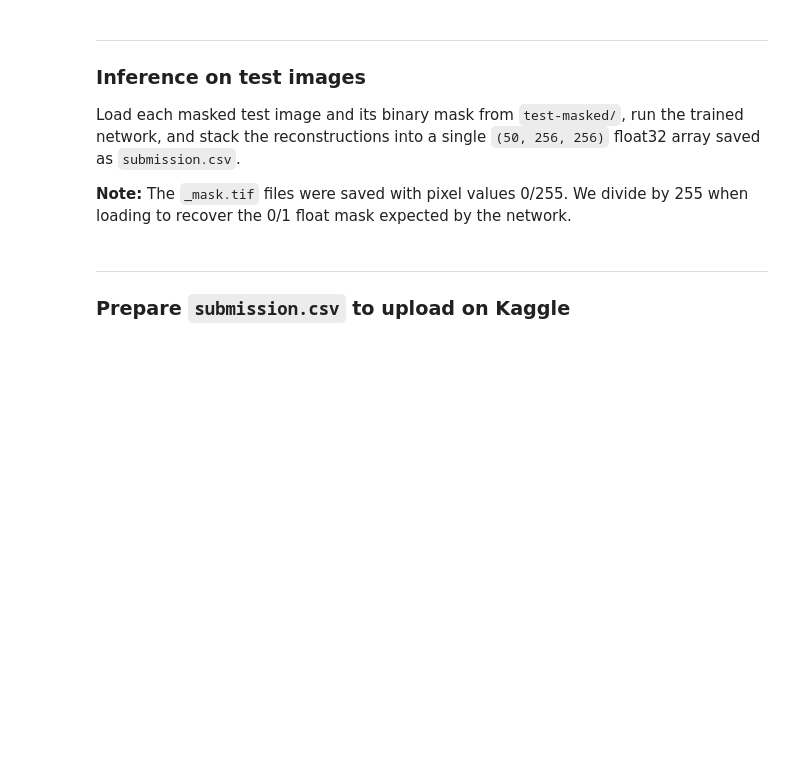
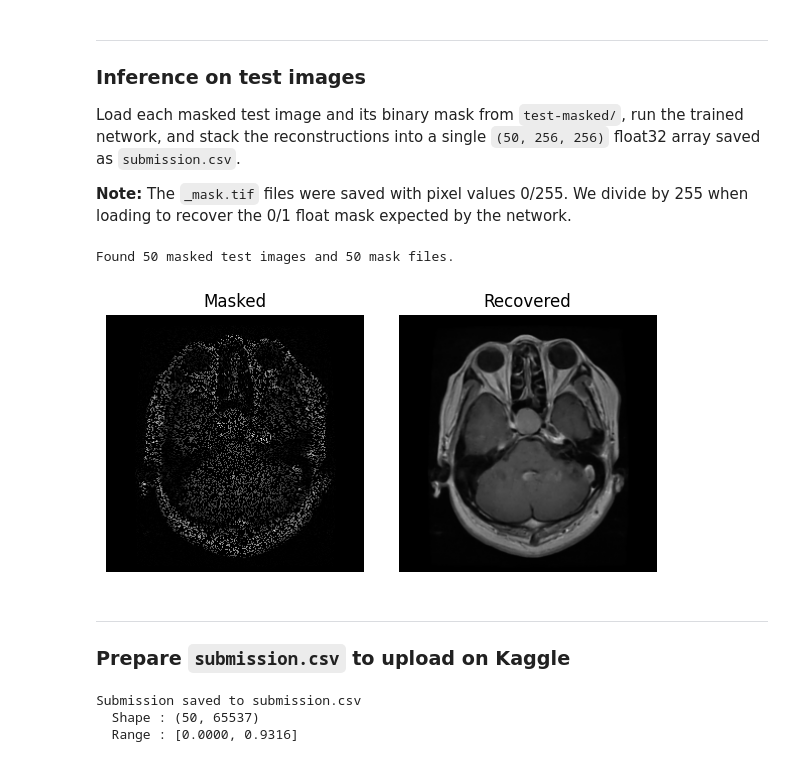
Before and after one commit to sathvikkambam/BME-5710-Final-Project-Team-8, a Jupyter notebook: UNet_inpainting.ipynb, the cells around one changed output. Cells and saved outputs as stored; diff of their text form; code cells hidden in the pictures; blank space fills up the shorter version.

```diff
--- a/UNet_inpainting.ipynb
+++ b/UNet_inpainting.ipynb
@@ -115,6 +134,22 @@ def compute_metrics(pred, target):
         metric_list.append(psnr + 50.0 * ssim)               # competition metric
 
     return np.mean(psnr_list), np.mean(metric_list)
+
+def load_checkpoint(model, optimizer, filename=None):
+    # Note: Input model & optimizer should be pre-defined.  This routine only updates their states.
+    start_epoch = 0
+    if os.path.isfile(filename):
+        print("=> loading checkpoint '{}'".format(filename))
+        checkpoint = torch.load(filename, weights_only=False)
+        start_epoch = checkpoint['epoch']
+        model.load_state_dict(checkpoint['state_dict'])
+        optimizer.load_state_dict(checkpoint['optimizer'])
+        print("=> loaded checkpoint '{}' (epoch {})"
+                  .format(filename, checkpoint['epoch']))
+    else:
+        print("=> no checkpoint found at '{}'".format(filename))
+
+    return model, optimizer, start_epoch
 # %% [markdown]
 ___
 ### Load training images
@@ -672,35 +760,38 @@ assert len(masked_files) == m_te, f"Expected {m_te} masked images, found {len(ma
 assert len(mask_files)   == m_te, f"Expected {m_te} mask files, found {len(mask_files)}"
 
 print(f"Found {len(masked_files)} masked test images and {len(mask_files)} mask files.")
 
 # Run inference
-model.eval()
+best_model.eval()
 reconstructions = []
 
 with torch.no_grad():                                        # no gradients for inference
     for masked_fname, mask_fname in zip(masked_files, mask_files):
         masked_img, mask = load_test_sample(
             os.path.join(test_masked_folder, masked_fname),
             os.path.join(test_masked_folder, mask_fname)
         )
         masked_img = masked_img.to(DEVICE)
         mask       = mask.to(DEVICE)
 
-        pred = model(masked_img, mask)                       # forward pass → (1,1,H,W)
+        pred = best_model(masked_img, mask)                       # forward pass → (1,1,H,W)
         pred = pred.squeeze().cpu().numpy()                  # → (H, W)
         pred = np.clip(pred, 0.0, 1.0)                       # clamp to [0, 1]
         reconstructions.append(pred)
 
 # Plot a random test sample
 idx = random.randint(0, len(reconstructions) - 1)
 test_masked = Image.open(os.path.join(test_masked_folder, masked_files[idx]))
 fig, axes = plt.subplots(1, 2, figsize=(6, 3))
 axes[0].imshow(np.array(test_masked).astype(np.float32), cmap="gray")
 axes[0].set_title("Masked"); axes[0].axis("off")
 axes[1].imshow(reconstructions[idx], cmap="gray", vmin=0, vmax=1)
 axes[1].set_title("Recovered"); axes[1].axis("off")
 plt.tight_layout()
 plt.show()
+# %% [output]
+Found 50 masked test images and 50 mask files.
+[figure, added]
 # %% [markdown]
 ___
 ### Prepare `submission.csv` to upload on Kaggle
@@ -712,8 +803,12 @@ rows = [rec.ravel() for rec in reconstructions]
 submission_df = pd.DataFrame(rows, columns=pixel_cols, dtype=np.float32)
 submission_df.insert(0, "id", [f"img_{i:03d}" for i in range(m_te)])
 
-submission_df.to_csv("submission.csv", index=False)
+submission_df.to_csv(folder_path + "submission.csv", index=False)
 
 print(f"Submission saved to submission.csv")
 print(f"  Shape : {submission_df.shape}")
 print(f"  Range : [{submission_df[pixel_cols].min().min():.4f}, {submission_df[pixel_cols].max().max():.4f}]")
+# %% [output]
+Submission saved to submission.csv
+  Shape : (50, 65537)
+  Range : [0.0000, 0.9316]
```
Also changed, not shown: parts of 13 cells of this notebook.
